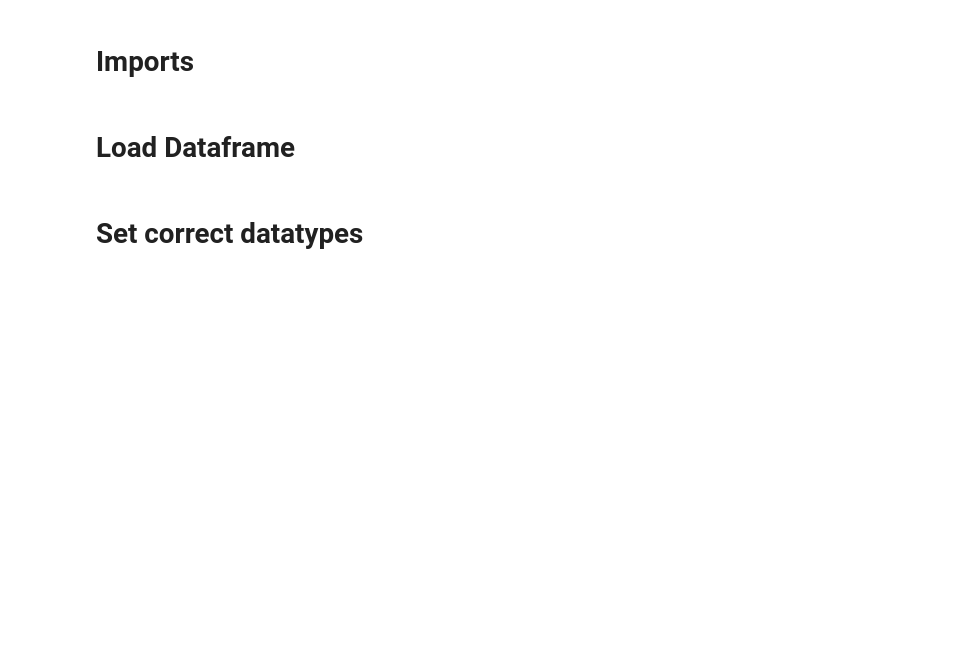
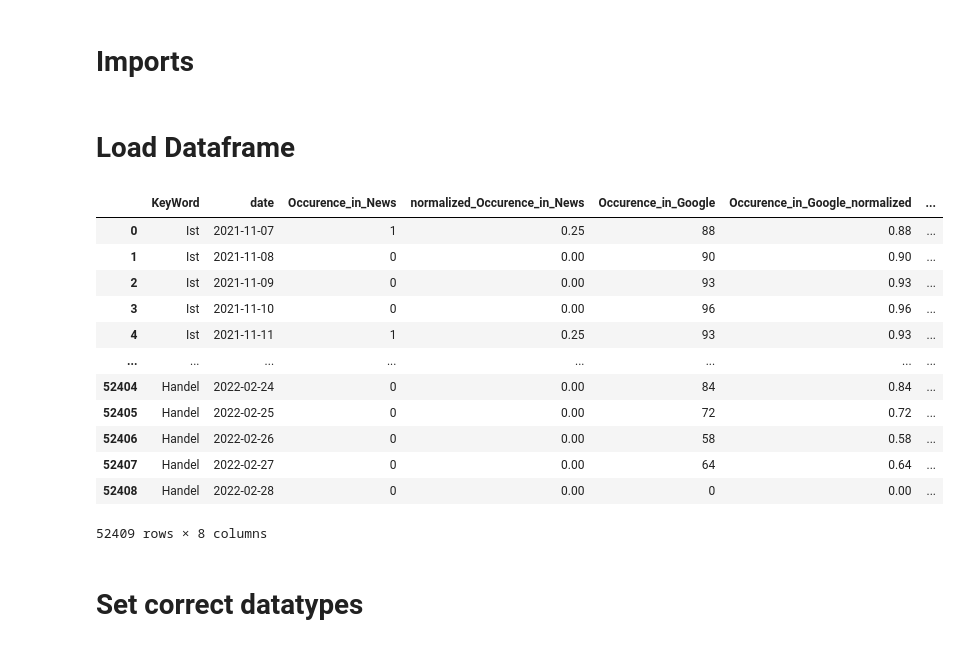
Before and after one commit to JanSchuck/Bachelorthesis, a Jupyter notebook: Analysis/Analysis.ipynb, the cells around one changed output. Drawn from its saved outputs; the diff is of its cells as text; code cells hidden in the pictures; blank space fills up the shorter version.

```diff
--- a/Analysis/Analysis.ipynb
+++ b/Analysis/Analysis.ipynb
@@ -22,4 +27,20 @@ Occurence_df = pd.read_csv("/Users/jan/Documents/Python_Projects/Bachelorthesis/
 Occurence_df = set_correct_datatypes(Occurence_df)
+# %%
+Occurence_df
+# %% [output]
+|  | KeyWord | date | Occurence_in_News | normalized_Occurence_in_News | Occurence_in_Google | Occurence_in_Google_normalized | ... |
+| 0 | Ist | 2021-11-07 | 1 | 0.25 | 88 | 0.88 | ... |
+| 1 | Ist | 2021-11-08 | 0 | 0.00 | 90 | 0.90 | ... |
+| 2 | Ist | 2021-11-09 | 0 | 0.00 | 93 | 0.93 | ... |
+| 3 | Ist | 2021-11-10 | 0 | 0.00 | 96 | 0.96 | ... |
+| 4 | Ist | 2021-11-11 | 1 | 0.25 | 93 | 0.93 | ... |
+| ... | ... | ... | ... | ... | ... | ... | ... |
+| 52404 | Handel | 2022-02-24 | 0 | 0.00 | 84 | 0.84 | ... |
+| 52405 | Handel | 2022-02-25 | 0 | 0.00 | 72 | 0.72 | ... |
+| 52406 | Handel | 2022-02-26 | 0 | 0.00 | 58 | 0.58 | ... |
+| 52407 | Handel | 2022-02-27 | 0 | 0.00 | 64 | 0.64 | ... |
+| 52408 | Handel | 2022-02-28 | 0 | 0.00 | 0 | 0.00 | ... |
+52409 rows × 8 columns
 # %% [markdown]
 # Set correct datatypes
 # %%
```
Also changed, not shown: parts of 13 cells of this notebook.
